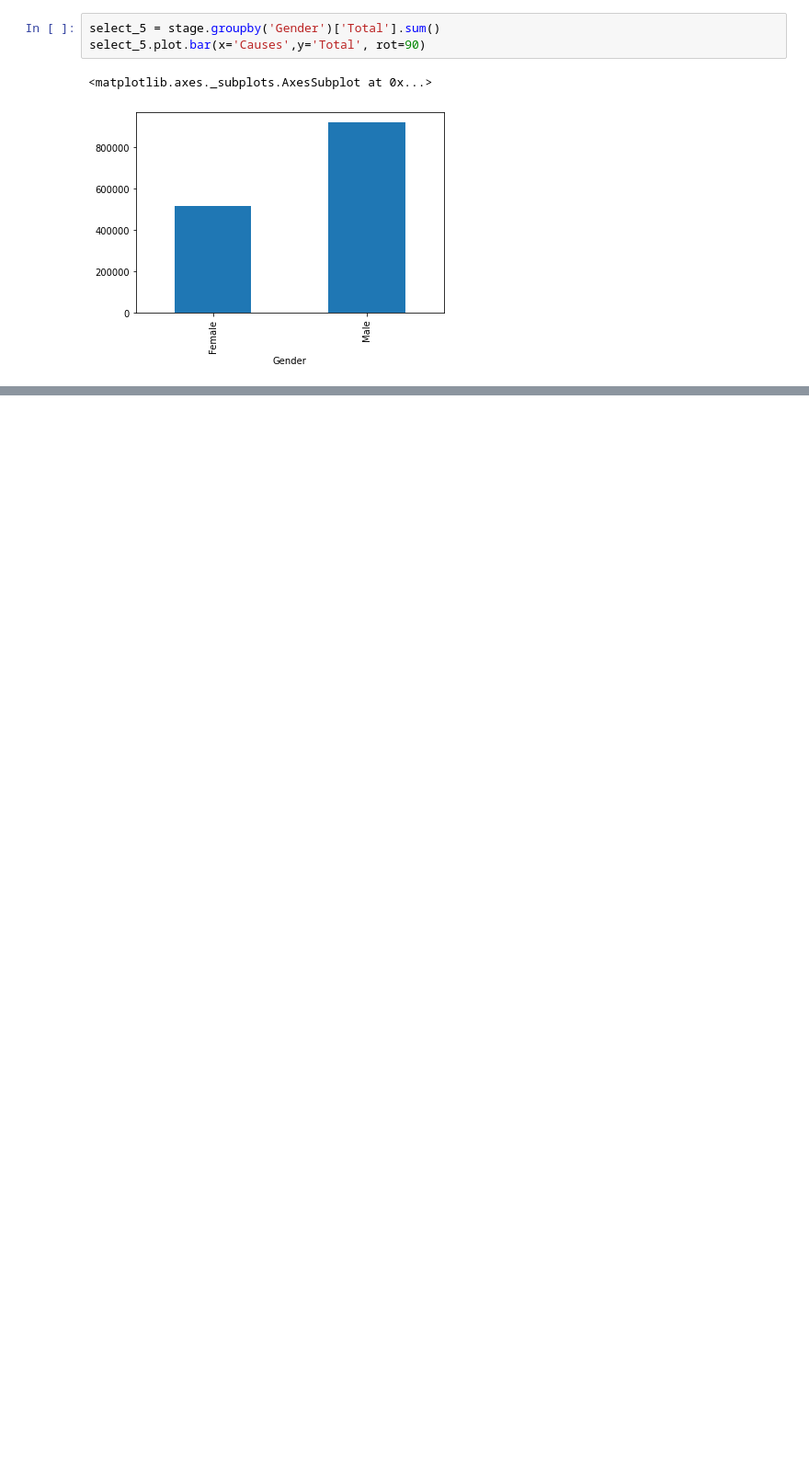
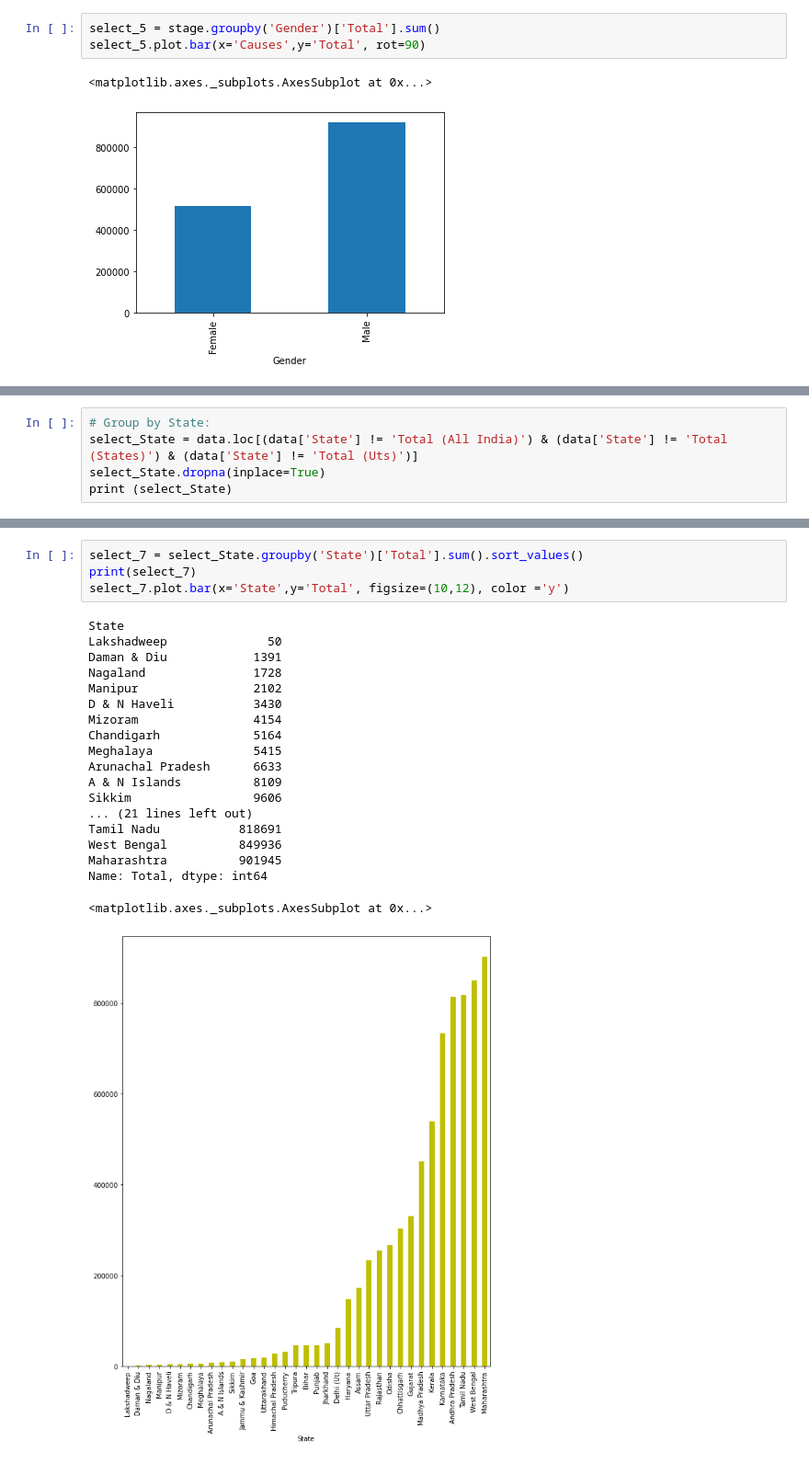
Before and after one commit to Trang000/My-Data---Python, a Jupyter notebook: Project.ipynb, the cells around one changed output, grey strips where cells are left out. Shown at 92% size. Saved outputs shown, nothing was run; the diff lists cells and outputs as text; blank space fills up the shorter version.

```diff
--- a/Project.ipynb
+++ b/Project.ipynb
@@ -234 +251,6 @@ select_6.plot.bar(x='Type',y='Total', figsize=(10,12))
 [figure]
+# %%
+# Group by State:
+select_State = data.loc[(data['State'] != 'Total (All India)') & (data['State'] != 'Total (States)') & (data['State'] != 'Total (Uts)')]
+select_State.dropna(inplace=True)
+print (select_State)
@@ -234,0 +276,24 @@ select_6.plot.bar(x='Type',y='Total', figsize=(10,12))
+# %%
+select_7 = select_State.groupby('State')['Total'].sum().sort_values()
+print(select_7)
+select_7.plot.bar(x='State',y='Total', figsize=(10,12), color ='y')
+# %% [output]
+State
+Lakshadweep              50
+Daman & Diu            1391
+Nagaland               1728
+Manipur                2102
+D & N Haveli           3430
+Mizoram                4154
+Chandigarh             5164
+Meghalaya              5415
+Arunachal Pradesh      6633
+A & N Islands          8109
+Sikkim                 9606
+... (21 lines left out)
+Tamil Nadu           818691
+West Bengal          849936
+Maharashtra          901945
+Name: Total, dtype: int64
+<matplotlib.axes._subplots.AxesSubplot at 0x...>
+[figure, added]
```
Also changed, not shown: parts of 13 cells of this notebook.
